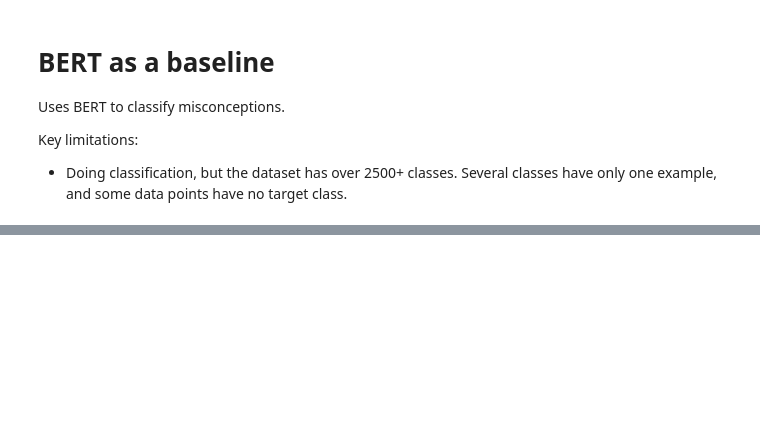
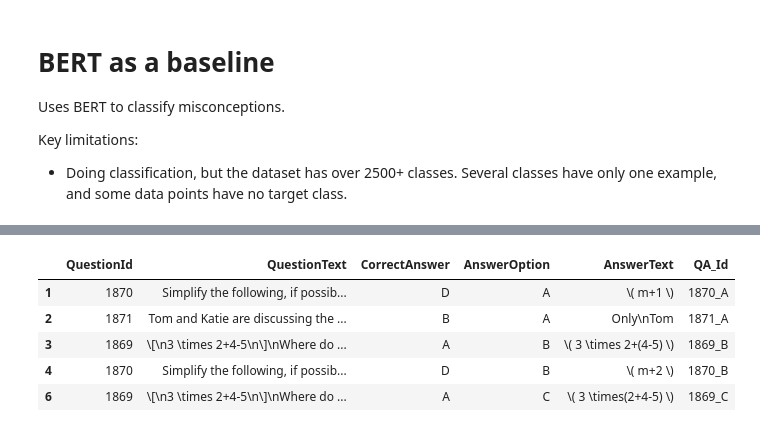
Before and after one commit to acyhuang/math-misconceptions, a Jupyter notebook: baseline/bert.ipynb, the cells around one changed output, grey strips where cells are left out. Saved outputs shown, nothing was run; the diff lists cells and outputs as text; code cells hidden in the pictures; blank space fills up the shorter version.

```diff
--- a/baseline/bert.ipynb
+++ b/baseline/bert.ipynb
@@ -442,0 +332,76 @@ Submission file created successfully.
+# %%
+if log: print("(7) Melt test set")
+
+# Create a dictionary to map MisconceptionName to MisconceptionId
+name_to_id = misconceptions.reset_index().set_index('MisconceptionName')['MisconceptionId'].to_dict()
+
+# Verify the columns in the test DataFrame
+print("Test DataFrame Columns:", test.columns.tolist())
+
+
+# Reshape the test DataFrame to have one row per QuestionId_Answer (A, B, C, D)
+
+# Include 'QuestionText' in id_vars to preserve it in the melted DataFrame
+test_melted = test.melt(
+    id_vars=['QuestionId', 'QuestionText', 'QuestionId_Answer'],
+    value_vars=['AnswerAText', 'AnswerBText', 'AnswerCText', 'AnswerDText'],
+    var_name='AnswerOption',
+    value_name='AnswerText'
+)
+
+# Clean the 'AnswerOption' column to obtain A, B, C, D
+test_melted['AnswerOption'] = test_melted['AnswerOption'].str.replace('Answer', '').str.replace('Text', '')
+test_melted['QuestionId_Answer'] = test_melted['QuestionId_Answer'].str[-1]
+test_melted.rename(columns={'QuestionId_Answer': 'CorrectAnswer'}, inplace=True)
+
+test_melted['QA_Id'] = test_melted['QuestionId'].astype(str) + '_' + test_melted['AnswerOption']
+
+# Drop correct answers
+test_melted = test_melted[test_melted['CorrectAnswer'] != test_melted['AnswerOption']]
+
+test_melted.head()
+# Create 'QuestionId_Answer' column by combining 'QuestionId' and 'AnswerOption'
+# test_melted['QuestionId_Answer'] = test_melted['QuestionId'].astype(str) + '_' + test_melted['AnswerOption']
+
+# Tokenize the combined 'QuestionText' and 'AnswerText'
+
+# def tokenize_question_answer(question, answer, tokenizer, max_length=128):
+#     combined_text = question + " " + answer
+#     return tokenizer.encode_plus(
+#         combined_text,
+#         add_special_tokens=True,
+#         max_length=max_length,
+#         padding='max_length',
+#         truncation=True,
+#         return_attention_mask=True,
+#         return_tensors='pt'
+#     )
+
+# Update the MisconceptionDataset to handle question and answer
+
+# class MisconceptionDataset(Dataset):
+#     def __init__(self, questions, answers, labels, tokenizer, max_len=128):
+#         self.questions = questions
+#         self.answers = answers
+#         self.labels = labels
+#         self.tokenizer = tokenizer
+#         self.max_len = max_len
+
+#     def __len__(self):
+#         return len(self.questions)
+
+#     def __getitem__(self, idx):
+#         encoding = tokenize_question_answer(
+#             self.questions[idx],
+#             self.answers[idx],
+#             self.tokenizer,
+#             self.max_len
+#         )
+
+#         return {
+#             'input_ids': encoding['input_ids'].flatten(),
+#             'attention_mask': encoding['attention_mask'].flatten(),
+#             # For multi-label classification, labels should be multi-hot vectors
+#             'labels': self.labels[idx]
+#         }
+# %% [output]
@@ -442,0 +410,6 @@ Submission file created successfully.
+|  | QuestionId | QuestionText | CorrectAnswer | AnswerOption | AnswerText | QA_Id |
+| 1 | 1870 | Simplify the following, if possib... | D | A | \( m+1 \) | 1870_A |
+| 2 | 1871 | Tom and Katie are discussing the ... | B | A | Only\nTom | 1871_A |
+| 3 | 1869 | \[\n3 \times 2+4-5\n\]\nWhere do ... | A | B | \( 3 \times 2+(4-5) \) | 1869_B |
+| 4 | 1870 | Simplify the following, if possib... | D | B | \( m+2 \) | 1870_B |
+| 6 | 1869 | \[\n3 \times 2+4-5\n\]\nWhere do ... | A | C | \( 3 \times(2+4-5) \) | 1869_C |
```
Also changed, not shown: parts of 20 cells of this notebook, 2 other files.
